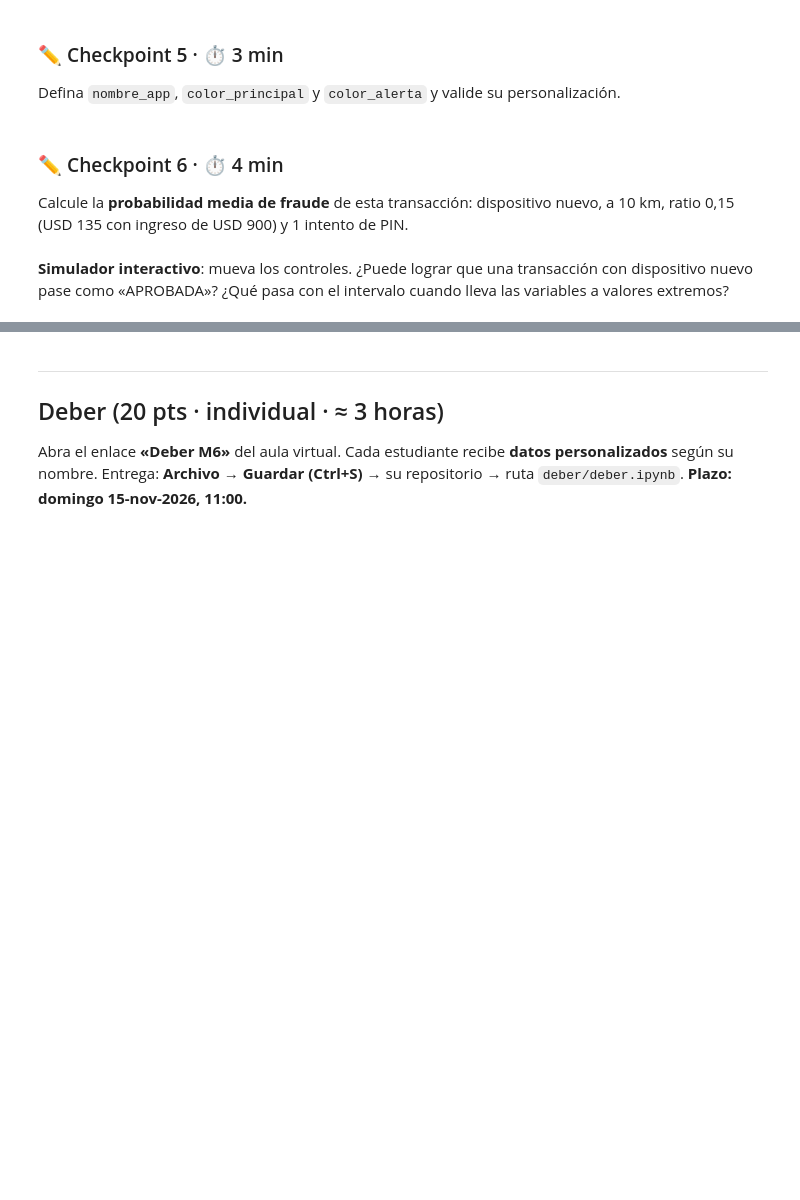
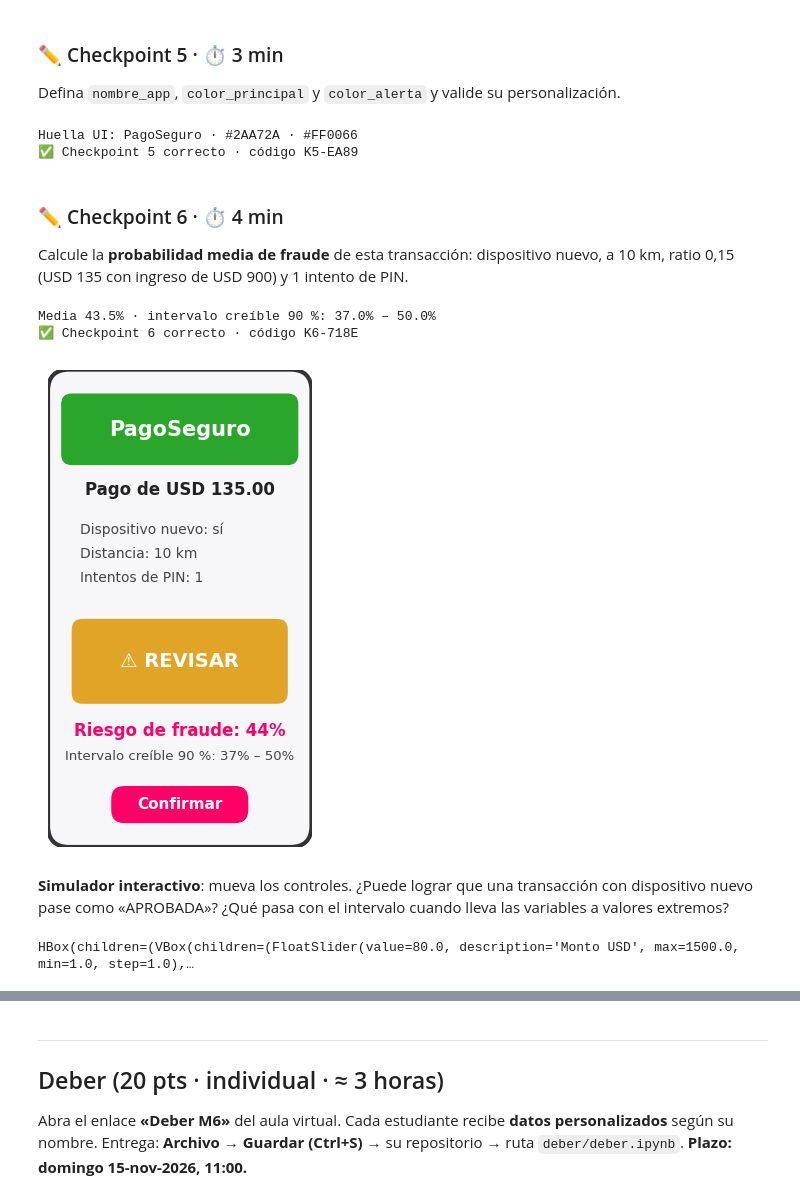
Before and after one commit to paoja2105-ux/diplomado-m6-roxana-onate, a Jupyter notebook: talleres/clase3.ipynb, the cells around one changed output, grey strips where cells are left out. Drawn from its saved outputs; the diff is of its cells as text; code cells hidden in the pictures; blank space fills up the shorter version.

```diff
--- a/talleres/clase3.ipynb
+++ b/talleres/clase3.ipynb
@@ -216,21 +233,30 @@ def prob_fraude(t):
 ### ✏️ Checkpoint 5 · ⏱ 3 min
 Defina `nombre_app`, `color_principal` y `color_alerta` y valide su personalización.
 # %%
-nombre_app, color_principal, color_alerta = '___', '#______', '#______'   # ✏️ su app
+nombre_app, color_principal, color_alerta = 'PagoSeguro', '#2AA72A', '#FF0066'    # ✏️ su app
 curso.checkpoint(5, (nombre_app, color_principal, color_alerta))
+# %% [output]
+Huella UI: PagoSeguro · #2AA72A · #FF0066
+✅ Checkpoint 5 correcto · código K5-EA89
 # %% [markdown]
 ### ✏️ Checkpoint 6 · ⏱ 4 min
 Calcule la **probabilidad media de fraude** de esta transacción: dispositivo nuevo, a 10 km, ratio 0,15 (USD 135 con ingreso de USD 900) y 1 intento de PIN.
 # %%
 transaccion = {'dispositivo_nuevo': 1, 'distancia_km': 10, 'ratio': 0.15, 'intentos_pin': 1, 'monto': 135}
-probs = ___(transaccion)                              # ✏️ distribución de probabilidades
+probs = prob_fraude(transaccion)                              # ✏️ distribución de probabilidades
 print(f'Media {probs.mean():.1%} · intervalo creíble 90 %: {np.percentile(probs, 5):.1%} – {np.percentile(probs, 95):.1%}')
 curso.checkpoint(6, probs.mean())
 curso.pantalla_app(nombre_app, color_principal, color_alerta, transaccion, probs)
+# %% [output]
+Media 43.5% · intervalo creíble 90 %: 37.0% – 50.0%
+✅ Checkpoint 6 correcto · código K6-718E
+[figure, added]
 # %% [markdown]
 **Simulador interactivo**: mueva los controles. ¿Puede lograr que una transacción con dispositivo nuevo pase como «APROBADA»? ¿Qué pasa con el intervalo cuando lleva las variables a valores extremos?
 # %%
 curso.simulador(prob_fraude, nombre_app, color_principal, color_alerta)   # interactivo (solo en Colab)
+# %% [output]
+HBox(children=(VBox(children=(FloatSlider(value=80.0, description='Monto USD', max=1500.0, min=1.0, step=1.0),…
 # %% [markdown]
 ### 💬 Pregunta 3
 Para la transacción del Checkpoint 6, ¿qué decisión tomaría y por qué importa el intervalo creíble, no solo la media?
```
Also changed, not shown: parts of 6 cells of this notebook.
